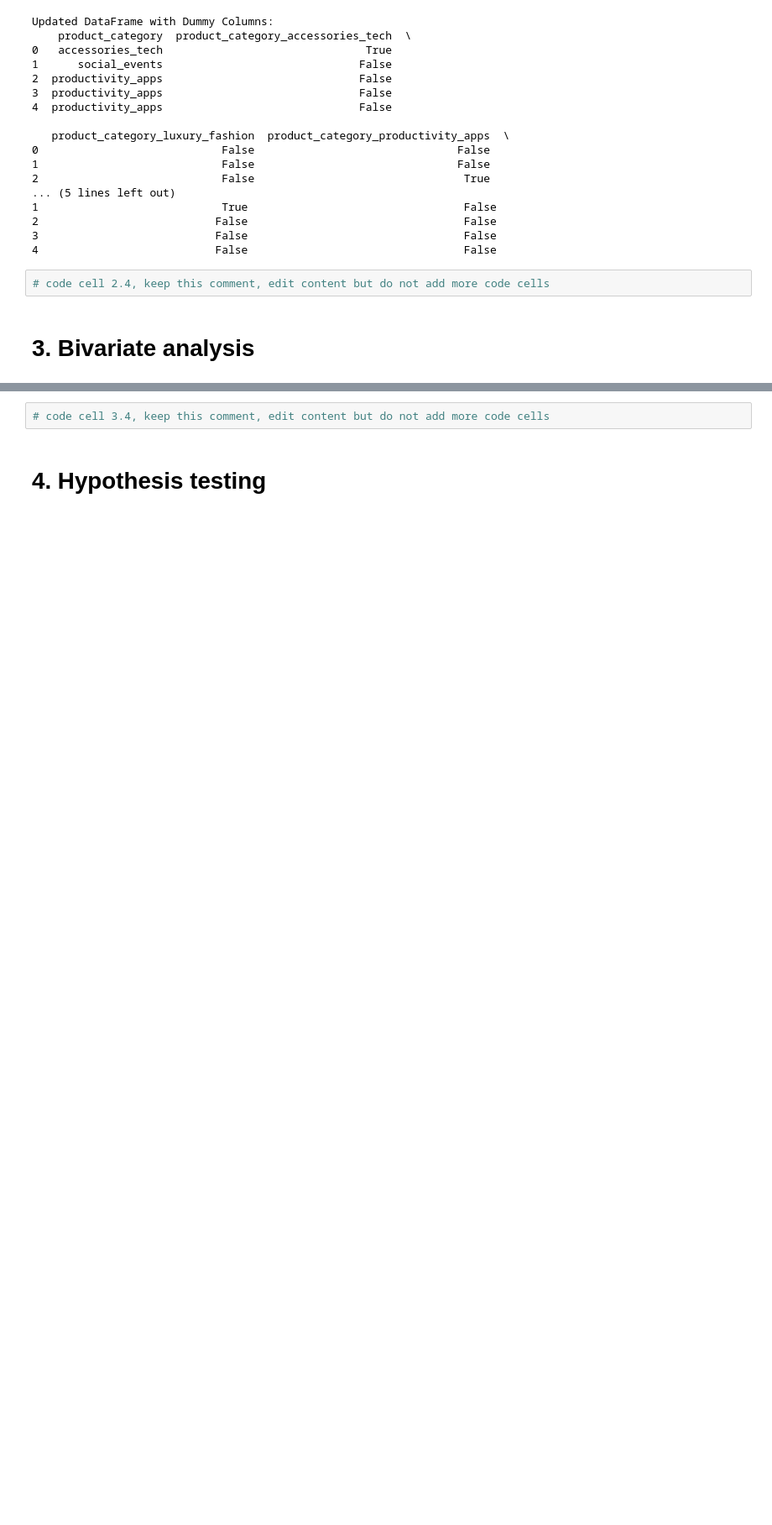
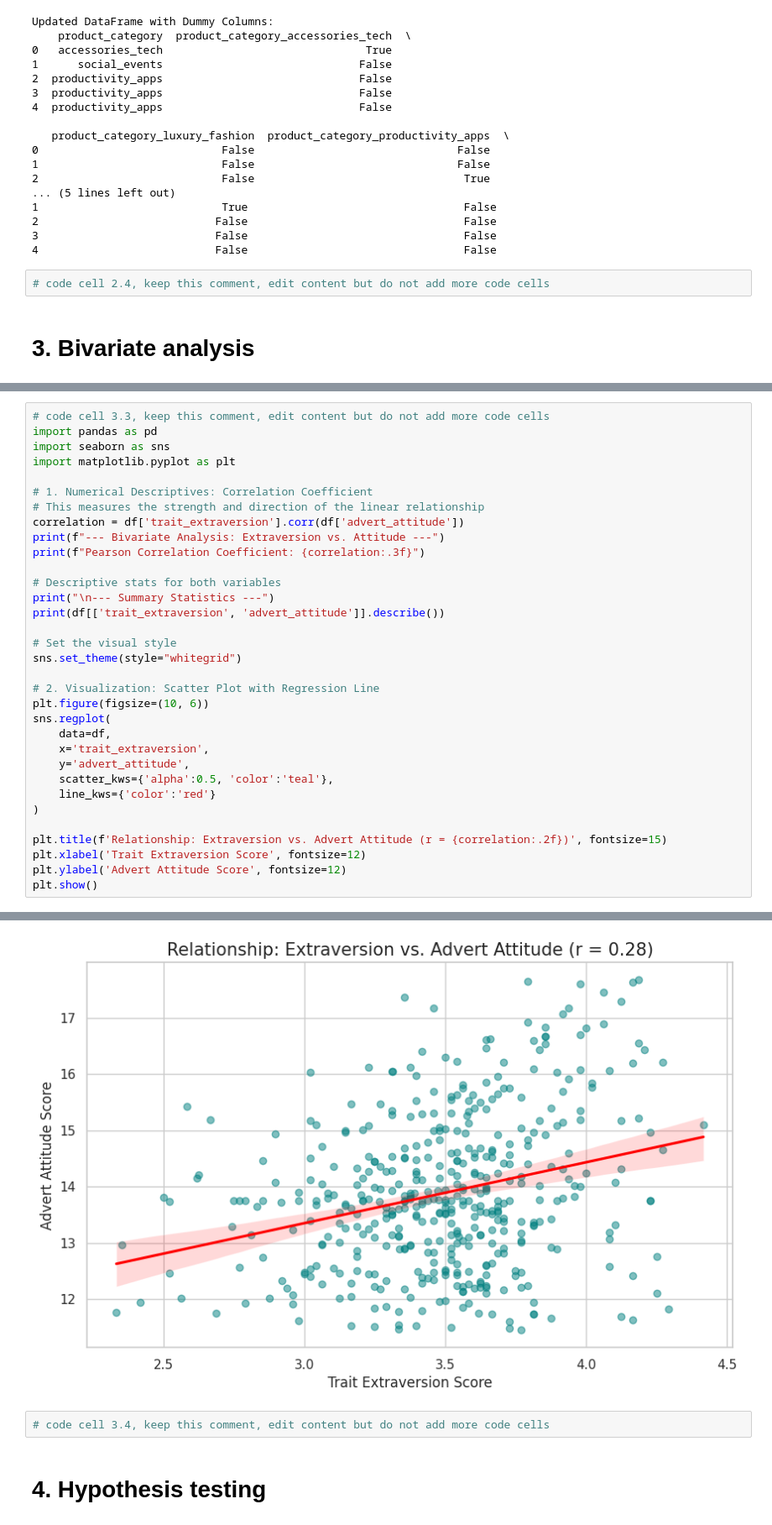
Before and after one commit to cca-cce/osm-comm, a Jupyter notebook: jnb/skoc62_labs.ipynb, the cells around one changed output, grey strips where cells are left out. Shown at 84% size. Saved outputs shown, nothing was run; the diff lists cells and outputs as text; blank space fills up the shorter version.

```diff
--- a/jnb/skoc62_labs.ipynb
+++ b/jnb/skoc62_labs.ipynb
@@ -355,0 +429,34 @@ Updated DataFrame with Dummy Columns:
+# %%
+# code cell 3.3, keep this comment, edit content but do not add more code cells
+import pandas as pd
+import seaborn as sns
+import matplotlib.pyplot as plt
+
+# 1. Numerical Descriptives: Correlation Coefficient
+# This measures the strength and direction of the linear relationship
+correlation = df['trait_extraversion'].corr(df['advert_attitude'])
+print(f"--- Bivariate Analysis: Extraversion vs. Attitude ---")
+print(f"Pearson Correlation Coefficient: {correlation:.3f}")
+
+# Descriptive stats for both variables
+print("\n--- Summary Statistics ---")
+print(df[['trait_extraversion', 'advert_attitude']].describe())
+
+# Set the visual style
+sns.set_theme(style="whitegrid")
+
+# 2. Visualization: Scatter Plot with Regression Line
+plt.figure(figsize=(10, 6))
+sns.regplot(
+    data=df,
+    x='trait_extraversion',
+    y='advert_attitude',
+    scatter_kws={'alpha':0.5, 'color':'teal'},
+    line_kws={'color':'red'}
+)
+
+plt.title(f'Relationship: Extraversion vs. Advert Attitude (r = {correlation:.2f})', fontsize=15)
+plt.xlabel('Trait Extraversion Score', fontsize=12)
+plt.ylabel('Advert Attitude Score', fontsize=12)
+plt.show()
+# %% [output]
@@ -356,3 +476,4 @@ Updated DataFrame with Dummy Columns:
+[figure, added]
 # %%
 # code cell 3.4, keep this comment, edit content but do not add more code cells
 # %% [markdown]
```
Also changed, not shown: parts of 13 cells of this notebook.
